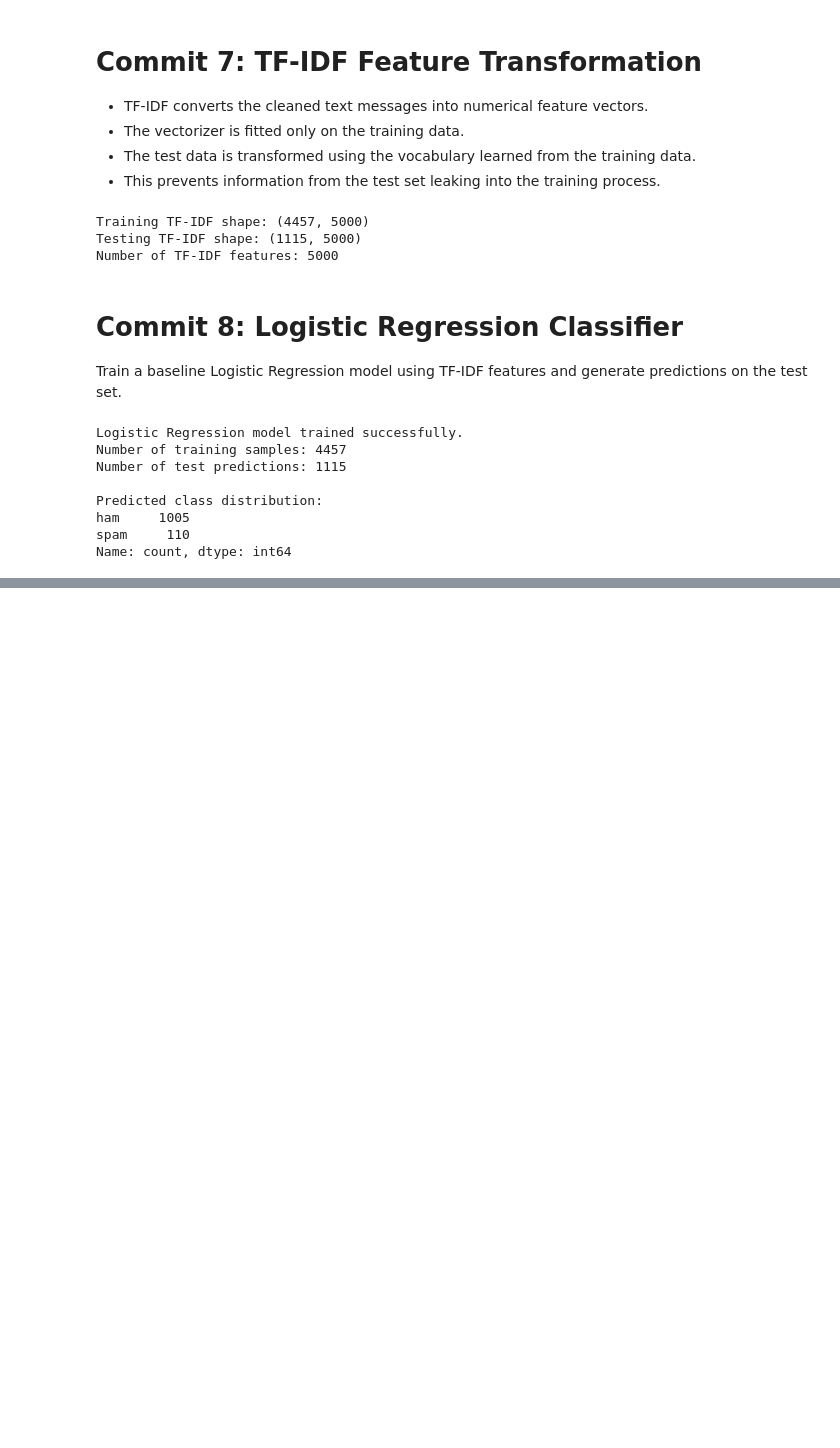
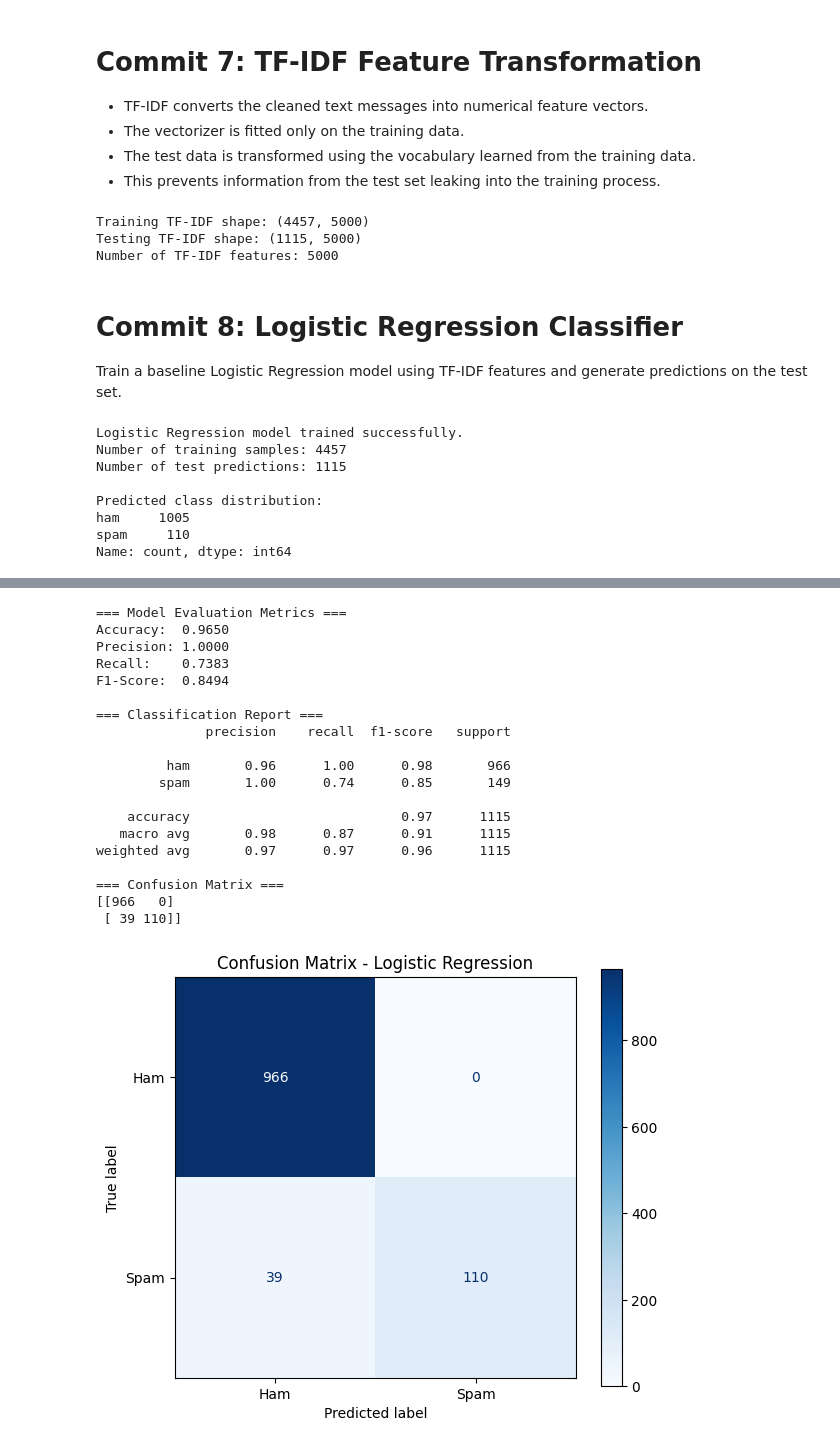
Before and after one commit to deboleenadebroy/Smart-Spam-Classification-System, a Jupyter notebook: notebooks/spam_classification_ost.ipynb, the cells around one changed output, grey strips where cells are left out. Saved outputs shown, nothing was run; the diff lists cells and outputs as text; code cells hidden in the pictures; blank space fills up the shorter version.

Commit message:
Evaluate logistic regression model

```diff
--- a/notebooks/spam_classification_ost.ipynb
+++ b/notebooks/spam_classification_ost.ipynb
@@ -209,0 +214,62 @@ Name: count, dtype: int64
+# %%
+# Commit 9: Model Evaluation
+
+import matplotlib.pyplot as plt
+from sklearn.metrics import (
+    accuracy_score,
+    precision_score,
+    recall_score,
+    f1_score,
+    classification_report,
+    confusion_matrix,
+    ConfusionMatrixDisplay
+)
+
+# Calculate evaluation metrics (with 'spam' as the positive class)
+accuracy = accuracy_score(y_test, y_pred)
+precision = precision_score(y_test, y_pred, pos_label='spam')
+recall = recall_score(y_test, y_pred, pos_label='spam')
+f1 = f1_score(y_test, y_pred, pos_label='spam')
+
+print("=== Model Evaluation Metrics ===")
+print(f"Accuracy:  {accuracy:.4f}")
+print(f"Precision: {precision:.4f}")
+print(f"Recall:    {recall:.4f}")
+print(f"F1-Score:  {f1:.4f}")
+
+# Print classification report
+print("\n=== Classification Report ===")
+print(classification_report(y_test, y_pred, target_names=['ham', 'spam']))
+
+# Generate confusion matrix
+cm = confusion_matrix(y_test, y_pred, labels=['ham', 'spam'])
+print("=== Confusion Matrix ===")
+print(cm)
+
+# Display confusion matrix visualization
+disp = ConfusionMatrixDisplay(confusion_matrix=cm, display_labels=['Ham', 'Spam'])
+disp.plot(cmap='Blues', values_format='d')
+plt.title("Confusion Matrix - Logistic Regression")
+plt.tight_layout()
+plt.show()
+# %% [output]
+=== Model Evaluation Metrics ===
+Accuracy:  0.9650
+Precision: 1.0000
+Recall:    0.7383
+F1-Score:  0.8494
+
+=== Classification Report ===
+              precision    recall  f1-score   support
+
+         ham       0.96      1.00      0.98       966
+        spam       1.00      0.74      0.85       149
+
+    accuracy                           0.97      1115
+   macro avg       0.98      0.87      0.91      1115
+weighted avg       0.97      0.97      0.96      1115
+
+=== Confusion Matrix ===
+[[966   0]
+ [ 39 110]]
+[figure, added]
```
Also changed, not shown: parts of 1 cell of this notebook.
